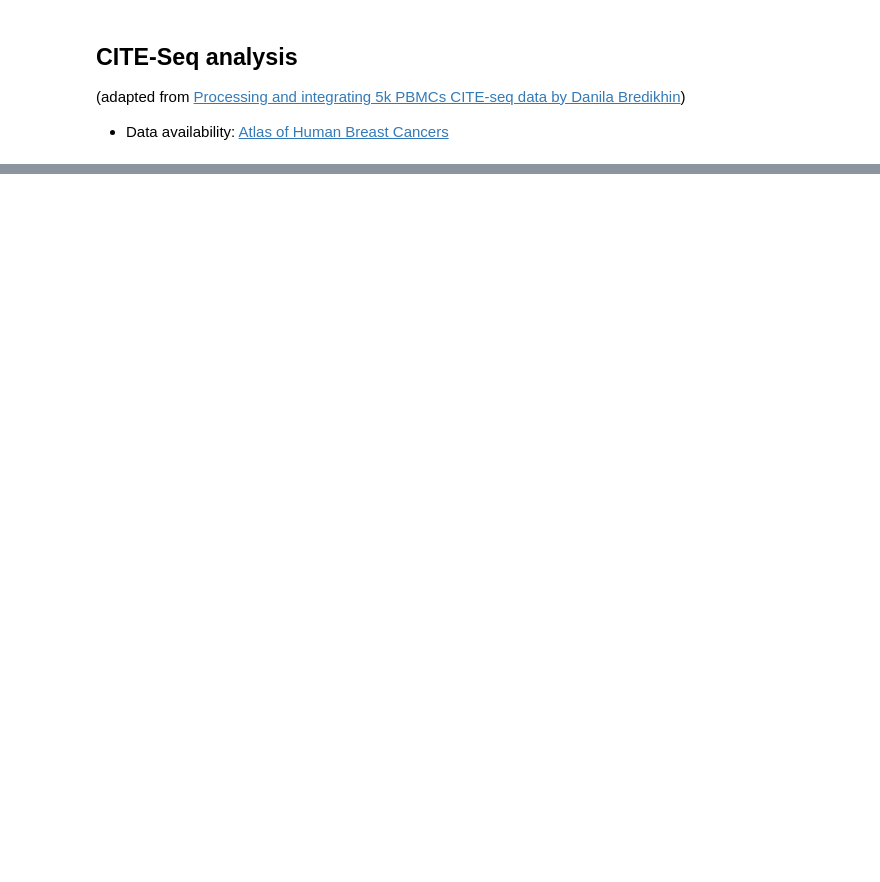
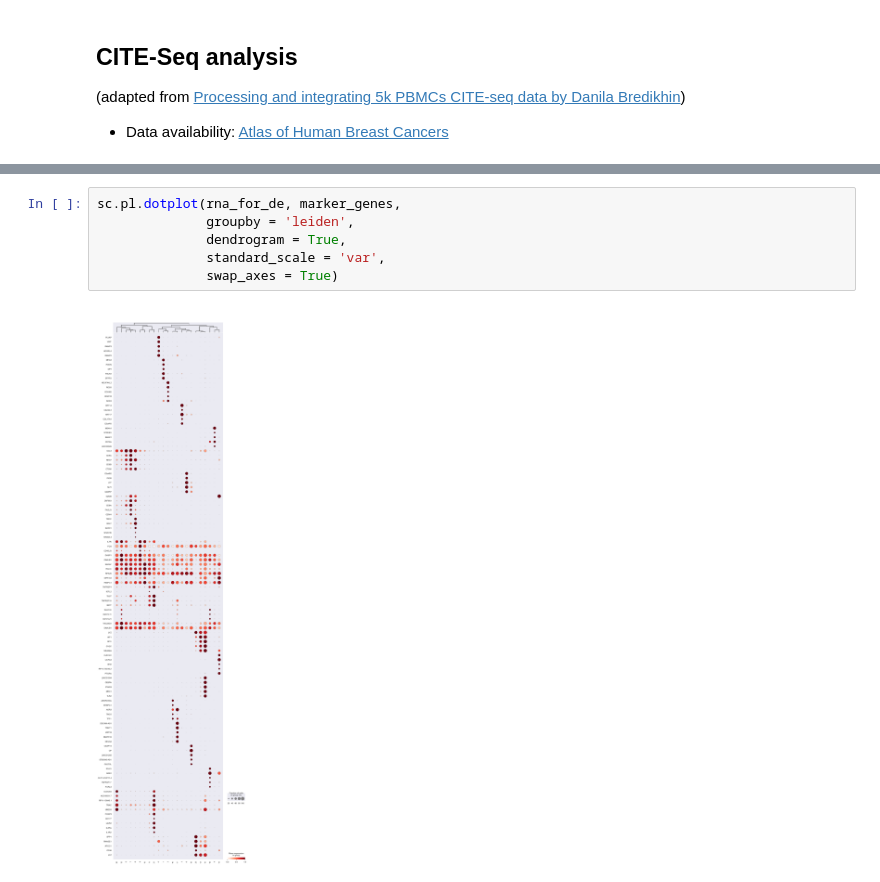
Before and after one commit to nwlodychak/cite_seq, a Jupyter notebook: src/cite_seq.ipynb, the cells around one changed output, grey strips where cells are left out. Saved outputs shown, nothing was run; the diff lists cells and outputs as text; blank space fills up the shorter version.

```diff
--- a/src/cite_seq.ipynb
+++ b/src/cite_seq.ipynb
@@ -148,0 +114,8 @@ ValueError: The condensed distance matrix must contain only finite values.
+# %%
+sc.pl.dotplot(rna_for_de, marker_genes,
+              groupby = 'leiden',
+              dendrogram = True,
+              standard_scale = 'var',
+              swap_axes = True)
+# %% [output]
+[figure, added]
```
Also changed, not shown: parts of 20 cells of this notebook.
